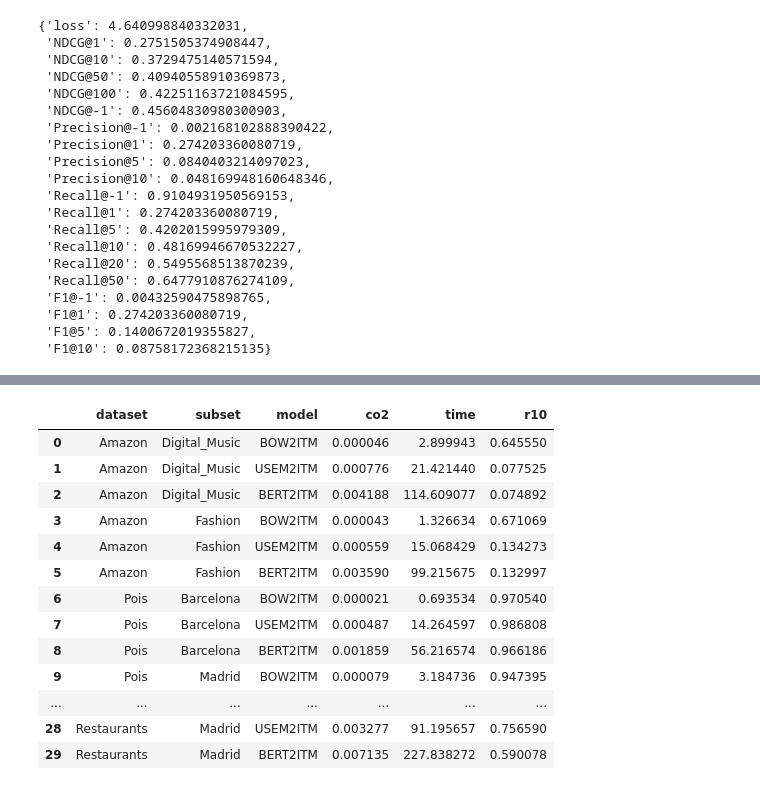
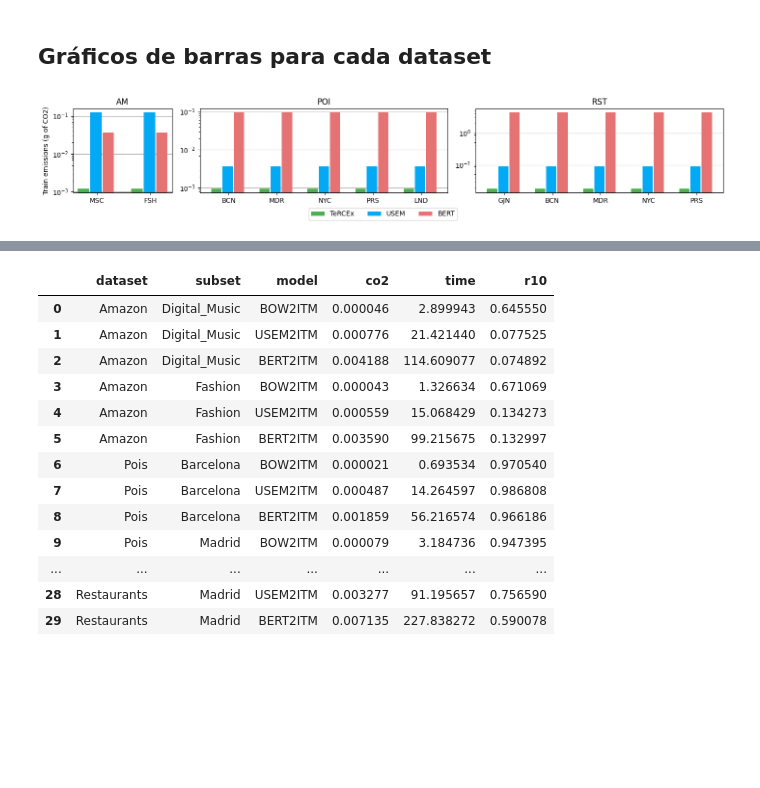
Before and after one commit to pablo-pnunez/TAVtext, a Jupyter notebook: Emissions.ipynb, the cells around one changed output, grey strips where cells are left out. Saved outputs shown, nothing was run; the diff lists cells and outputs as text; code cells hidden in the pictures; blank space fills up the shorter version.

```diff
--- a/Emissions.ipynb
+++ b/Emissions.ipynb
@@ -80,26 +71,5 @@ KeyError: "['USEM'] not in index"
-# %%
-{ item:value[0] for item, value in test_ret.to_dict().items()}
-# %% [output]
-{'loss': 4.640998840332031,
- 'NDCG@1': 0.2751505374908447,
- 'NDCG@10': 0.3729475140571594,
- 'NDCG@50': 0.40940558910369873,
- 'NDCG@100': 0.42251163721084595,
- 'NDCG@-1': 0.45604830980300903,
- 'Precision@-1': 0.002168102888390422,
- 'Precision@1': 0.274203360080719,
- 'Precision@5': 0.0840403214097023,
- 'Precision@10': 0.048169948160648346,
- 'Recall@-1': 0.9104931950569153,
- 'Recall@1': 0.274203360080719,
- 'Recall@5': 0.4202015995979309,
- 'Recall@10': 0.48169946670532227,
- 'Recall@20': 0.5495568513870239,
- 'Recall@50': 0.6477910876274109,
- 'F1@-1': 0.00432590475898765,
- 'F1@1': 0.274203360080719,
- 'F1@5': 0.1400672019355827,
- 'F1@10': 0.08758172368215135}
+# %% [markdown]
+## Gráficos de barras para cada dataset
 # %%
 def extract_model_values(data, column):
     # Crear un diccionario de listas para cada modelo
@@ -110,9 +80,7 @@ def extract_model_values(data, column):
             model_values[model] = value[column]
     return model_values
 
-def plot_max_value(dataset_emissions, agg_fuction=np.max, column_name="co2", axis_label="Total train emissions (gr)"):
-
-    colors = ['#3F51B5',   '#03A9F4', '#4CAF50', '#3F51B5']
+def plot_max_value(dataset_emissions, agg_fuction=np.max, column_name="co2", axis_label="Total train emissions (gr)", share_y=False, ylim=None, legend=True, y_scale="linear"):
 
     # Calcular el número de elementos en X para cada dataset
     num_elements = [len(dataset_emissions[dataset].keys()) for dataset in dataset_emissions]
@@ -122,48 +90,56 @@ def plot_max_value(dataset_emissions, agg_fuction=np.max, column_name="co2", axi
     relative_widths = [n / total_elements for n in num_elements]
 
     # Crear una figura con subplots horizontales y anchos personalizados
-    fig, axes = plt.subplots(1, len(dataset_emissions), figsize=(sum(num_elements) * 1.5, 3.5), gridspec_kw={'width_ratios': relative_widths}, sharey=False)
+    fig, axes = plt.subplots(1, len(dataset_emissions), figsize=(sum(num_elements) * 1.2, 2.5), gridspec_kw={'width_ratios': relative_widths}, sharey=share_y)
 
     # Iterar sobre los datasets y sus correspondientes ejes
     for plot_idx, (dataset, ax) in enumerate(zip(dataset_emissions.keys(), axes)):
         X = list(dataset_emissions[dataset].keys())
         data = [dataset_emissions[dataset][d] for d in X]
 
-        rename = {"Digital_Music": "Music", "Newyorkcity": "New York", "Gijon": "Gijón"}
-        X = [rename[d] if d in rename.keys() else d for d in X]
+        # rename = {"Digital_Music": "Music", "Newyorkcity": "New York", "Gijon": "Gijón"}
+        # X = [rename[d] if d in rename.keys() else d for d in X]
 
         # Crear un diccionario de listas para cada modelo
         model_values = extract_model_values(data, column_name)
 
         X_axis = np.arange(len(X))
 
         bar_width = 0.7 / len(model_values)  # Ajustar el ancho de las barras
         offset = 0  # Inicializar el desplazamiento
         margin = 0.02
-        model_names = {"BOW2ITM":"TeRCEx", "USEM2ITM":"USEM", "BERT2ITM":"BERT"}
+        # model_names = {"BOW2ITM":"TeRCEx", "USEM2ITM":"USEM", "BERT2ITM":"BERT"}
 
         for i, (model, values) in enumerate(model_values.items()):
-            color = colors[i % len(colors)]  # Seleccionar un color de la lista en función de la posición del modelo
-            ax.bar(X_axis + offset - margin, agg_fuction(values), bar_width-margin, label=model_names[model], color=color)
+            color = model_colors[i % len(model_colors)]  # Seleccionar un color de la lista en función de la posición del modelo
+            ax.bar(X_axis + offset - margin, agg_fuction(values), bar_width-margin, label=model, color=color)
             offset += bar_width  # Incrementar el desplazamiento para el próximo modelo
 
         ax.set_xticks(X_axis + bar_width * (len(model_values) - 1) / 2)
         ax.set_xticklabels(X)  # Ajustar las etiquetas del eje X
         # ax.set_xlabel("Subsets")
         if plot_idx == 0: ax.set_ylabel(axis_label)
-        # ax.set_ylim(0,1)
+        if share_y and ylim is not None: ax.set_ylim(ylim)
         ax.set_title(dataset)
         ax.set_axisbelow(True)
         ax.grid(axis="y")
-        if plot_idx == len(dataset_emissions.keys())-2: ax.legend(loc=2, mode="expand", ncol=3, bbox_to_anchor=(0.15, -0.15, 0.7, 0))
+        ax.set_yscale(y_scale)
+
+    # Mostrar la leyenda solo una vez
+    if legend:
+        handles, labels = ax.get_legend_handles_labels()
+        fig.legend(handles, labels, loc='lower center', bbox_to_anchor=(0.5, -0.1), ncol=3)
 
     # Ajustar el layout para que no se solapen los subplots
     plt.tight_layout()
     plt.show()
 
-plot_max_value(dataset_emissions, column_name="r10", axis_label="Recall@10")
-plot_max_value(dataset_emissions, column_name="co2", axis_label="Total train emissions (gr)")
+#plot_max_value(dataset_emissions, column_name="r10", axis_label="Recall@10")
+plot_max_value(dataset_emissions, column_name="co2", y_scale="log", axis_label="Train emissions (g of CO2)")
 # plot_max_value(dataset_emissions, column_name="time", axis_label="Total training time (s)")
 # plot_max_value(dataset_emissions, agg_fuction=np.min, column_name="loss", axis_label="Minimum loss")
+#plot_max_value(dataset_emissions, column_name="baseline_NDCG@10", share_y=True, ylim=(0,1), axis_label="Baseline NDCG@10")
+# %% [output]
+[figure, added]
 # %%
 def plot_line_plot(dataset_emissions, column_x="time", column_y="loss", x_axis_label="Time", y_axis_label="Loss", ncols=1):
```
Also changed, not shown: parts of 7 cells of this notebook, 2 other files.
